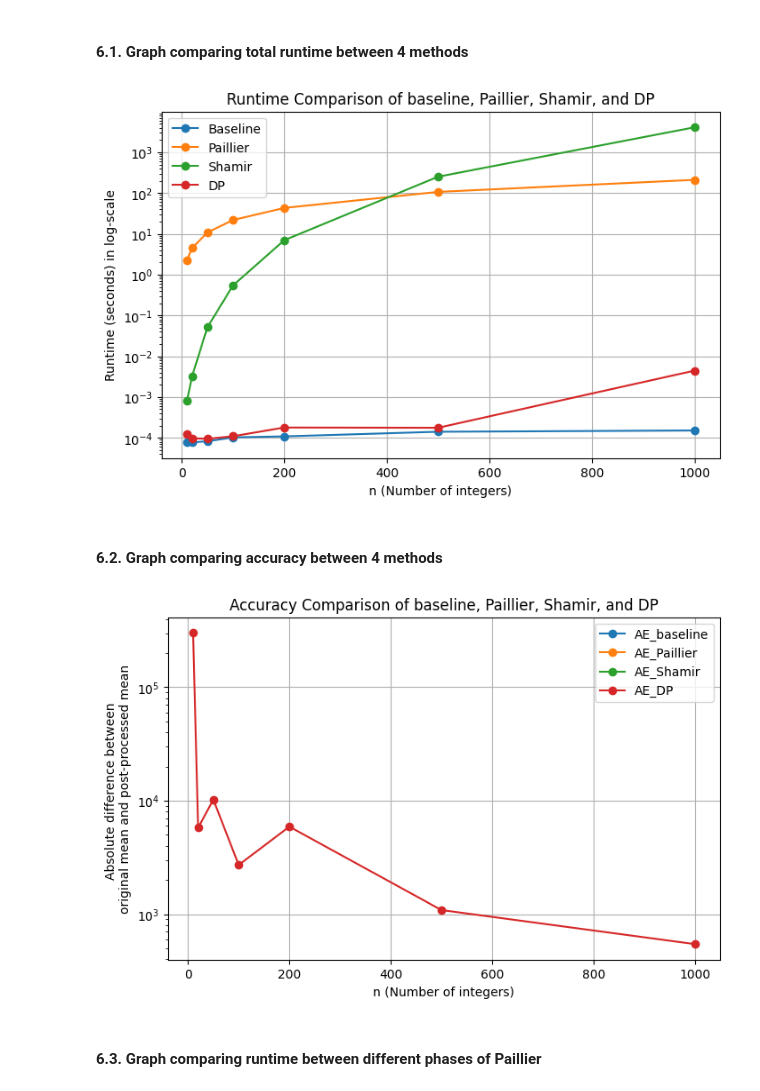
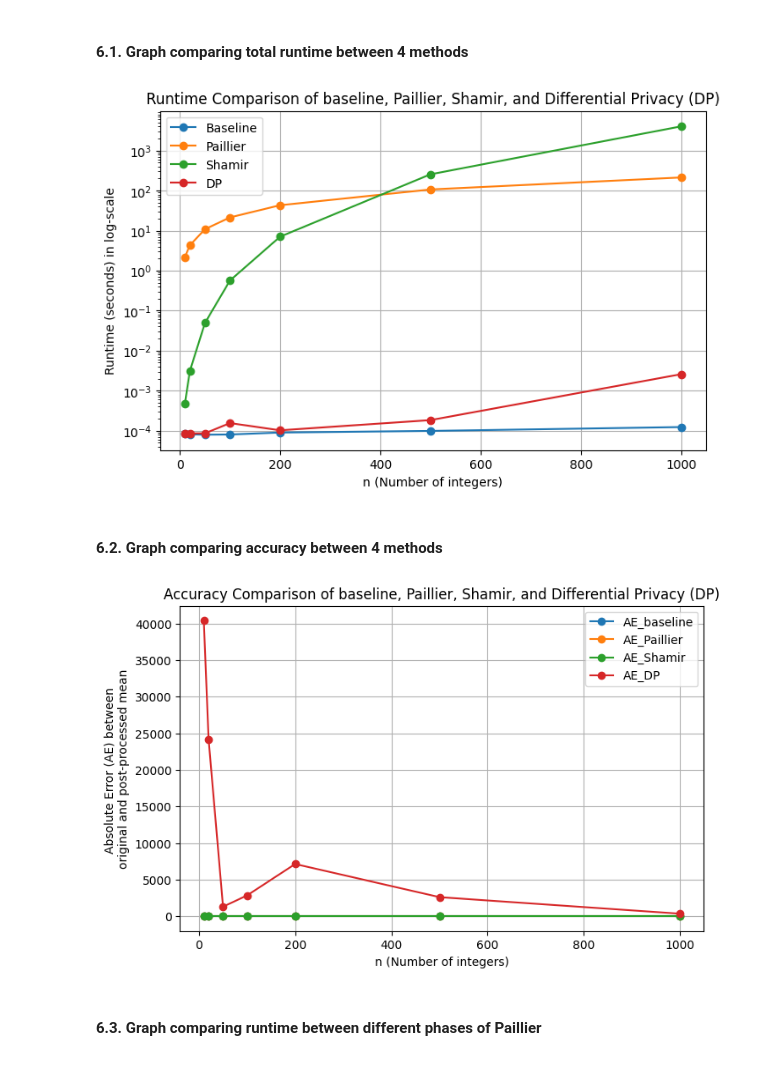
Before and after one commit to bachnguyen234/cs323-project-4, a Jupyter notebook: cs323-project-4.ipynb, the cells around one changed output. Cells and saved outputs as stored; diff of their text form; code cells hidden in the pictures.

```diff
--- a/cs323-project-4.ipynb
+++ b/cs323-project-4.ipynb
@@ -232,7 +232,7 @@ def shamir_mean(values, n, t, p):
 # %% [markdown]
 ### 5. Functions to implement Differential Privacy
 # %%
-def dp_mean(temp_list, epsilon, min_val, max_val, rng):
+def dp_mean(temp_list, epsilon, rng):
     """
     Compute a differentially private mean using the Laplace mechanism (ε-DP),
     returning both runtime and the noisy mean value.
@@ -240,8 +240,6 @@ def dp_mean(temp_list, epsilon, min_val, max_val, rng):
     Input:
         temp_list (list of int): Pre-generated list of integer values.
         epsilon (float): Privacy budget ε (>0).
-        min_val (int): Minimum allowed value for clipping.
-        max_val (int): Maximum allowed value for clipping.
         rng (np.random.Generator): RNG for reproducibility (used to sample Laplace noise).
 
     Output:
@@ -253,23 +251,20 @@ def dp_mean(temp_list, epsilon, min_val, max_val, rng):
     phases = {}
     t_start = time.perf_counter()
 
-    # Clip values to ensure bounded sensitivity
-    clipped = np.clip(temp_list, min_val, max_val)
+        # Compute true mean
+    true_mean = float(np.mean(temp_list))
     t1 = time.perf_counter()
-    phases["clip"] = t1 - t_start
-
-    # Compute true mean
-    t2 = time.perf_counter()
-    true_mean = float(np.mean(clipped))
-    t3 = time.perf_counter()
-    phases["mean"] = t3 - t2
+    phases["mean"] = t_start - t1
 
     # Laplace noise scale for mean: (max - min) / (n * epsilon)
-    t4 = time.perf_counter()
-    n = len(clipped)
-    sensitivity = (max_val - min_val) / n
+    t2 = time.perf_counter()
+    n = len(temp_list)
+    sensitivity = (max(temp_list) - min(temp_list)) / n
+    t3 = time.perf_counter()
+    phases["sensitivity"] = t3 - t2
 
     # Sample Laplace noise and add to mean
+    t4 = time.perf_counter()
     noise = rng.laplace(0.0, sensitivity / epsilon)
     average = true_mean + noise
 
@@ -318,7 +313,7 @@ def full_test(n_list, min_val, max_val, epsilon, rng):
         baseline_time, b_mean = baseline_mean(values)
         paillier_time, p_mean, p_phases = paillier_mean(values, public_key, private_key)
         shamir_time, s_mean, s_phases = shamir_mean(values, party_count, threshold, p)
-        dp_time, d_mean, d_phases = dp_mean(values, epsilon, min_val, max_val, rng)
+        dp_time, d_mean, d_phases = dp_mean(values, epsilon, rng)
 
         ae_baseline = abs(b_mean - b_mean)
         ae_paillier = abs(p_mean - b_mean)
@@ -336,7 +331,7 @@ def full_test(n_list, min_val, max_val, epsilon, rng):
             "Paillier_mean": p_mean,
             "Shamir_mean": s_mean,
             "DP_mean": d_mean,
-            # accuracy (AE vs baseline)
+            # accuracy (absolute error vs baseline)
             "AE_baseline": ae_baseline,
             "AE_Paillier": ae_paillier,
             "AE_Shamir": ae_shamir,
@@ -354,8 +349,8 @@ def full_test(n_list, min_val, max_val, epsilon, rng):
                           f"Shamir_aggregate": s_phases.get("agg", 0),
                           f"Shamir_reconstruct": s_phases.get("rec", 0),
                           f"Shamir_mean": s_phases.get("mean", 0)})
-        phase_row.update({f"DP_clip": d_phases.get("clip", 0),
-                          f"DP_mean": d_phases.get("mean", 0),
+        phase_row.update({f"DP_mean": d_phases.get("mean", 0),
+                          f"DP_sensitivity": d_phases.get("sensitivity", 0),
                           f"DP_noise": d_phases.get("noise", 0)})
         total_phases.append(phase_row)
         print(f"n = {n:6d} | Baseline (no encryption) = {baseline_time:.6f}s | Paillier = {paillier_time:.6f}s | Shamir = {shamir_time:.6f}s | DP = {dp_time:.6f}s")
@@ -407,29 +402,28 @@ for method in ["Baseline", "Paillier", "Shamir", "DP"]:
 plt.xlabel("n (Number of integers)")
 plt.ylabel("Runtime (seconds) in log-scale")
 plt.yscale('log')
-plt.title("Runtime Comparison of baseline, Paillier, Shamir, and DP")
+plt.title("Runtime Comparison of baseline, Paillier, Shamir, and Differential Privacy (DP)")
 plt.legend()
 plt.grid(True)
 plt.show()
 # %% [output]
-[figure, old version]
+[figure, new version]
 # %% [markdown]
 #### 6.2. Graph comparing accuracy between 4 methods
 # %%
 # Generate the plot
 plt.figure(figsize=(8, 5))
 for method in ["AE_baseline", "AE_Paillier", "AE_Shamir", "AE_DP"]:
     plt.plot(df_results["n"], df_results[method], marker='o', label=method)
 
 plt.xlabel("n (Number of integers)")
-plt.ylabel("Absolute difference between \noriginal mean and post-processed mean")
-plt.yscale("log")
-plt.title("Accuracy Comparison of baseline, Paillier, Shamir, and DP")
+plt.ylabel("Absolute Error (AE) between \noriginal and post-processed mean")
+plt.title("Accuracy Comparison of baseline, Paillier, Shamir, and Differential Privacy (DP)")
 plt.legend()
 plt.grid(True)
 plt.show()
 # %% [output]
-[figure, old version]
+[figure, new version]
 # %% [markdown]
 #### 6.3. Graph comparing runtime between different phases of Paillier
 # %%
```
Also changed, not shown: parts of 2 cells of this notebook, 1 other file.
